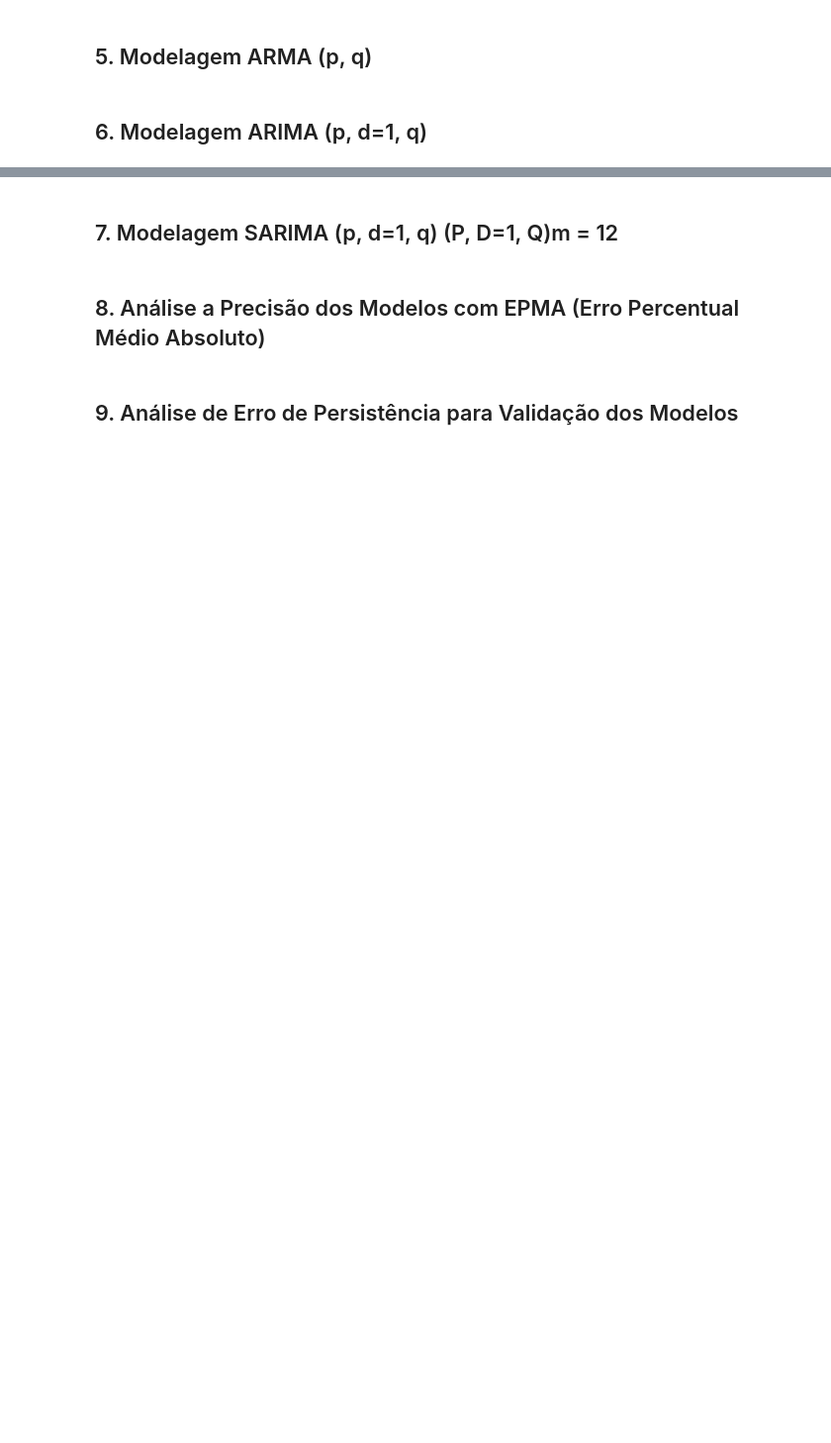
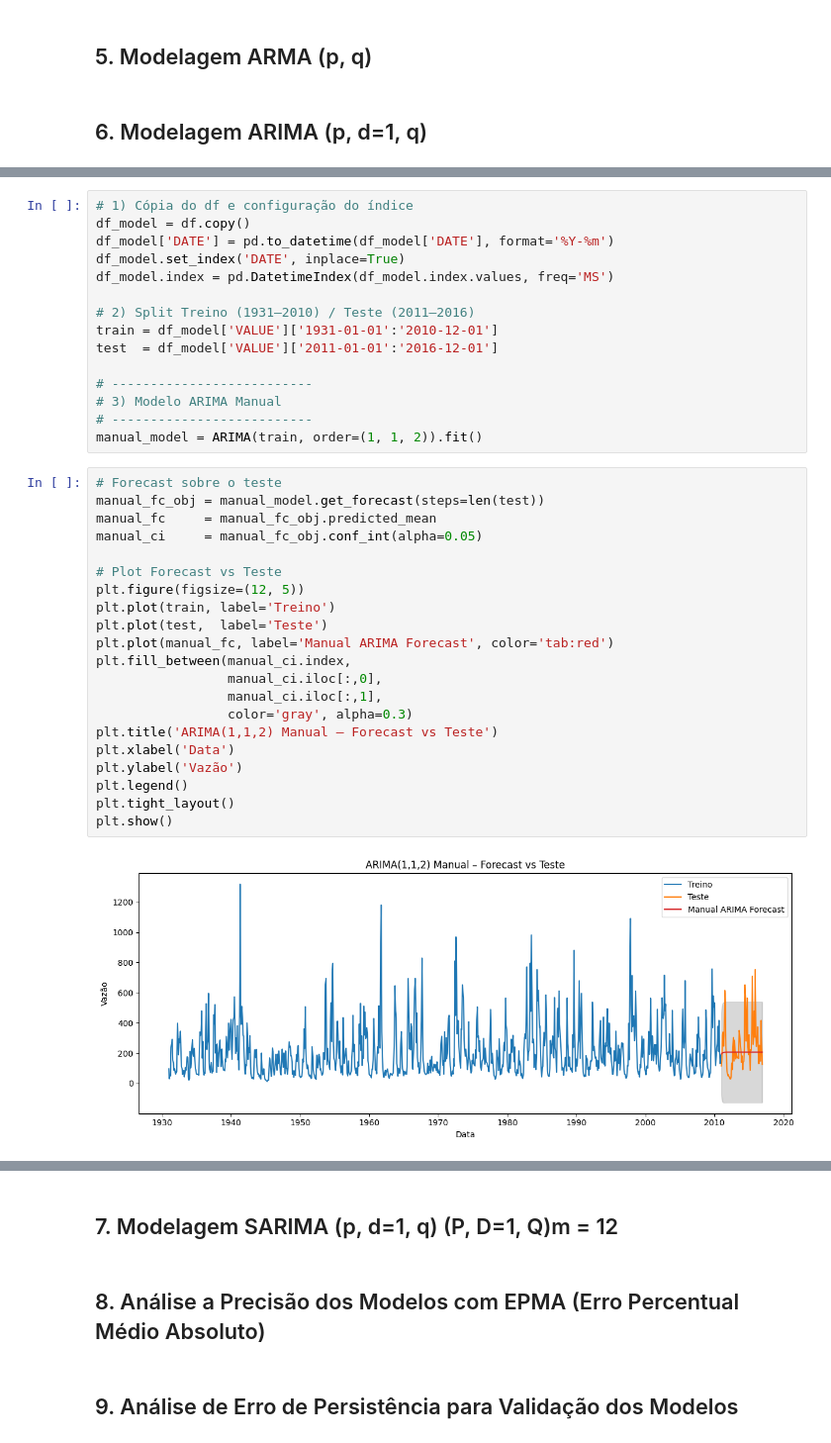
Before and after one commit to LucasMacieel/Modelagem_Analitica, a Jupyter notebook: passos_real_analysis.ipynb, the cells around one changed output, grey strips where cells are left out. Shown: that part at 99% size. Cells and saved outputs as stored; diff of their text form; blank space fills up the shorter version.

Commit message:
ARIMA ajustado (falta arma e SARIMA)

```diff
--- a/passos_real_analysis.ipynb
+++ b/passos_real_analysis.ipynb
@@ -286,0 +242,38 @@ Warnings:
+# %%
+# 1) Cópia do df e configuração do índice
+df_model = df.copy()
+df_model['DATE'] = pd.to_datetime(df_model['DATE'], format='%Y-%m')
+df_model.set_index('DATE', inplace=True)
+df_model.index = pd.DatetimeIndex(df_model.index.values, freq='MS')
+
+# 2) Split Treino (1931–2010) / Teste (2011–2016)
+train = df_model['VALUE']['1931-01-01':'2010-12-01']
+test  = df_model['VALUE']['2011-01-01':'2016-12-01']
+
+# --------------------------
+# 3) Modelo ARIMA Manual
+# --------------------------
+manual_model = ARIMA(train, order=(1, 1, 2)).fit()
+# %%
+# Forecast sobre o teste
+manual_fc_obj = manual_model.get_forecast(steps=len(test))
+manual_fc     = manual_fc_obj.predicted_mean
+manual_ci     = manual_fc_obj.conf_int(alpha=0.05)
+
+# Plot Forecast vs Teste
+plt.figure(figsize=(12, 5))
+plt.plot(train, label='Treino')
+plt.plot(test,  label='Teste')
+plt.plot(manual_fc, label='Manual ARIMA Forecast', color='tab:red')
+plt.fill_between(manual_ci.index,
+                 manual_ci.iloc[:,0],
+                 manual_ci.iloc[:,1],
+                 color='gray', alpha=0.3)
+plt.title('ARIMA(1,1,2) Manual – Forecast vs Teste')
+plt.xlabel('Data')
+plt.ylabel('Vazão')
+plt.legend()
+plt.tight_layout()
+plt.show()
+# %% [output]
+[figure, added]
```
Also changed, not shown: parts of 10 cells of this notebook.
